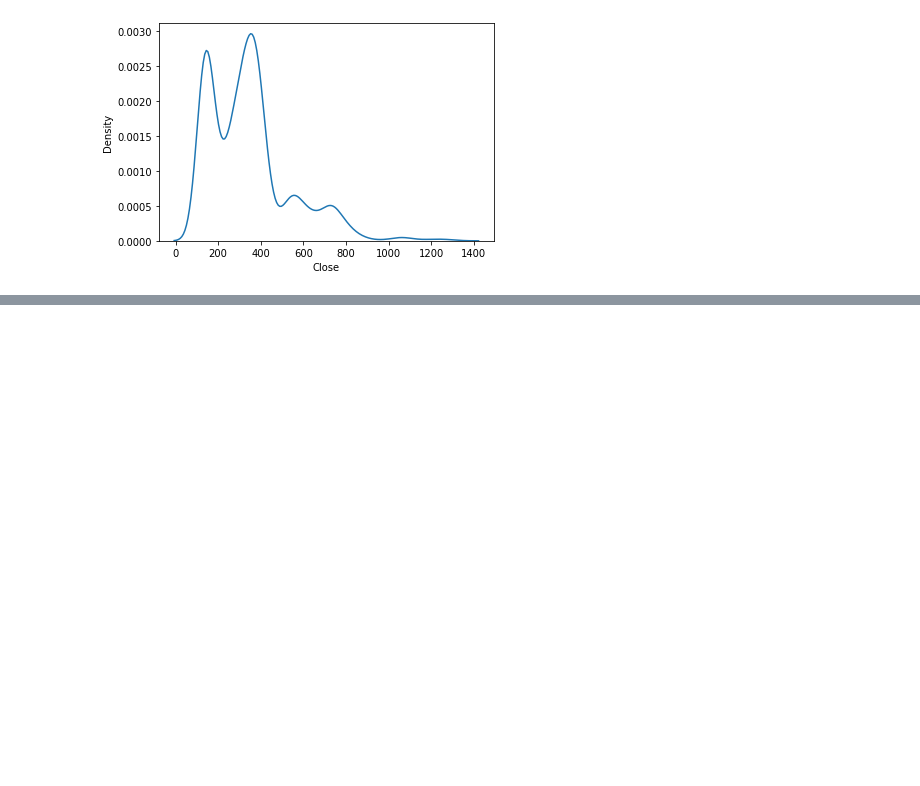
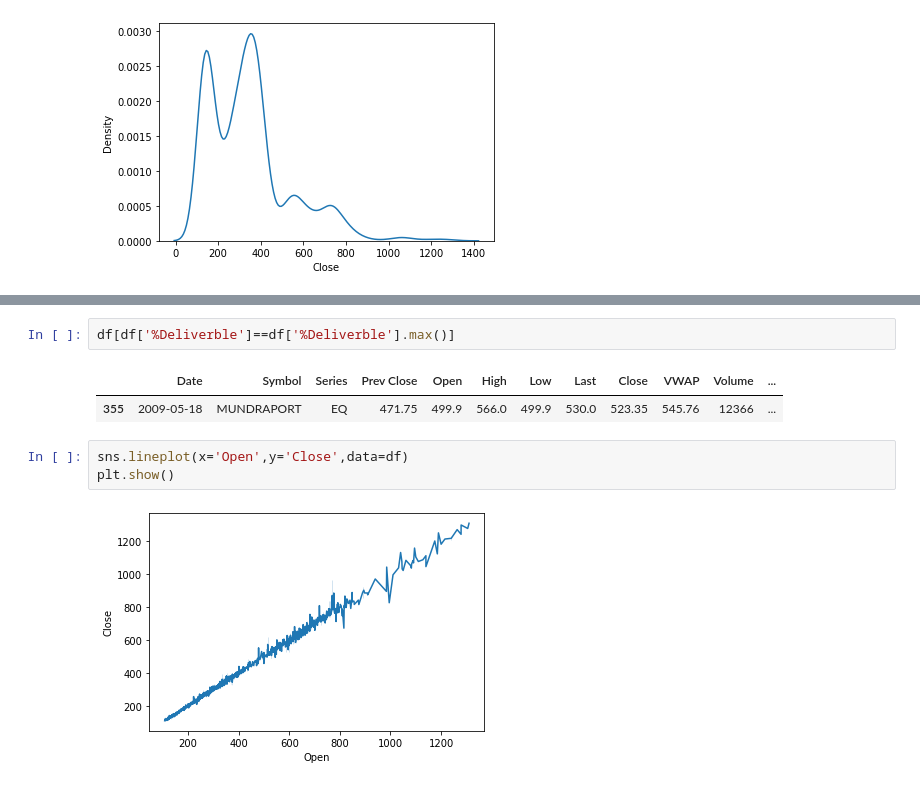
Before and after one commit to babiswas/pandasrepo, a Jupyter notebook: adaniport.ipynb, the cells around one changed output, grey strips where cells are left out. Drawn from its saved outputs; the diff is of its cells as text; blank space fills up the shorter version.

```diff
--- a/adaniport.ipynb
+++ b/adaniport.ipynb
@@ -329,0 +325,10 @@ df[df['%Deliverble']==df['%Deliverble'].max()]
+# %%
+df[df['%Deliverble']==df['%Deliverble'].max()]
+# %% [output]
+|  | Date | Symbol | Series | Prev Close | Open | High | Low | Last | Close | VWAP | Volume | ... |
+| 355 | 2009-05-18 | MUNDRAPORT | EQ | 471.75 | 499.9 | 566.0 | 499.9 | 530.0 | 523.35 | 545.76 | 12366 | ... |
+# %%
+sns.lineplot(x='Open',y='Close',data=df)
+plt.show()
+# %% [output]
+[figure, added]
```
Also changed, not shown: parts of 23 cells of this notebook.
